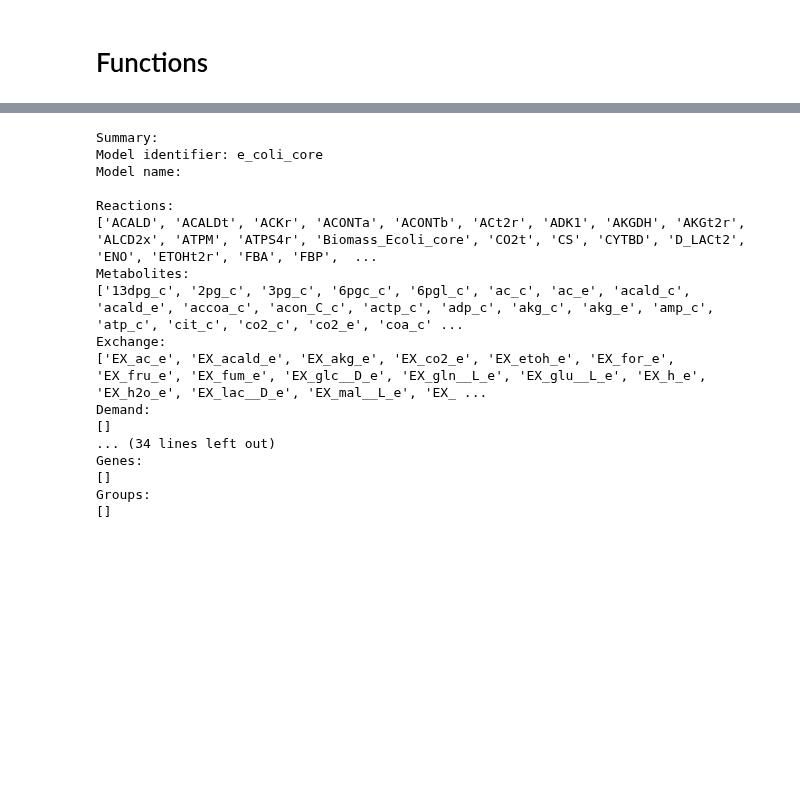
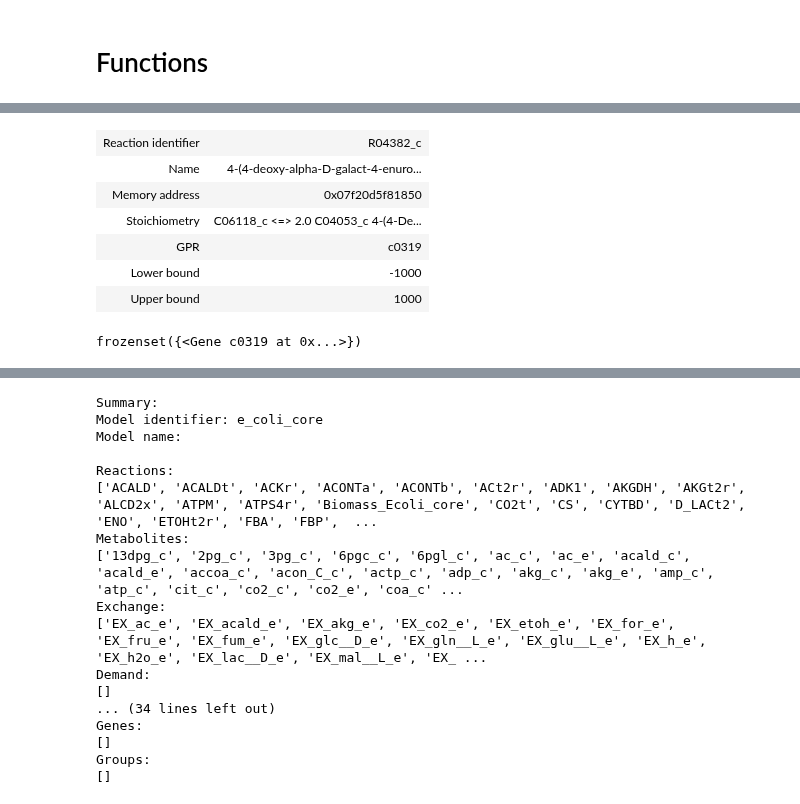
Before and after one commit to Toepfer-Lab/cobramod, a Jupyter notebook: docs/source/how_to.ipynb, the cells around one changed output, grey strips where cells are left out. Saved outputs shown, nothing was run; the diff lists cells and outputs as text; code cells hidden in the pictures; blank space fills up the shorter version.

```diff
--- a/docs/source/how_to.ipynb
+++ b/docs/source/how_to.ipynb
@@ -381,0 +436,28 @@ a warning will appear as shown below:
+# %%
+from cobramod.test import textbook_kegg
+from cobramod import add_reactions
+from pathlib import Path
+
+dir_data = Path.cwd().resolve().joinpath("data")
+# Using copy
+test_model = textbook_kegg.copy()
+
+add_reactions(
+    model=test_model,
+    obj="R04382, c",
+    database="KEGG",
+    directory=dir_data,
+    genome="ecc"
+)
+
+display(test_model.reactions.get_by_id("R04382_c"))
+print(test_model.reactions.get_by_id("R04382_c").genes)
+# %% [output]
+| Reaction identifier | R04382_c |
+| Name | 4-(4-deoxy-alpha-D-galact-4-enuro... |
+| Memory address | 0x07f20d5f81850 |
+| Stoichiometry | C06118_c <=> 2.0 C04053_c 4-(4-De... |
+| GPR | c0319 |
+| Lower bound | -1000 |
+| Upper bound | 1000 |
+frozenset({<Gene c0319 at 0x...>})
```
Also changed, not shown: parts of 101 cells of this notebook, 5 other files.
